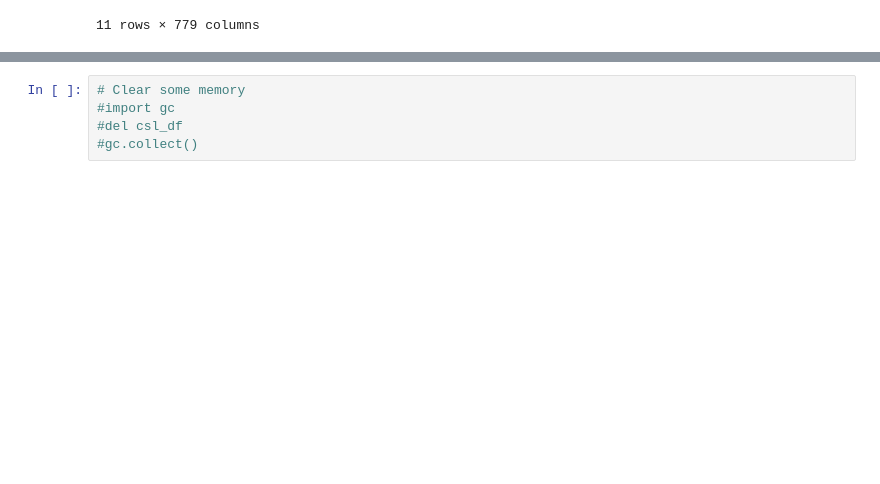
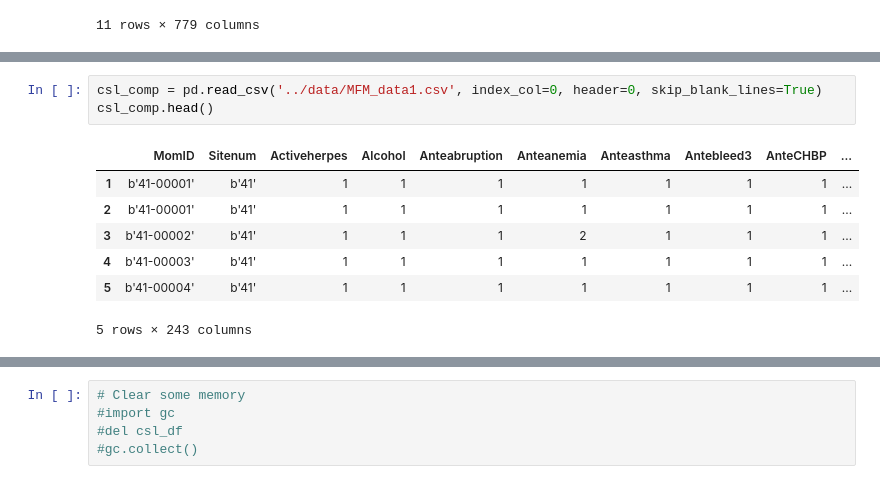
Before and after one commit to lhncbc/MFM_bopf, a Jupyter notebook: src/CSL_eda.ipynb, the cells around one changed output, grey strips where cells are left out. Cells and saved outputs as stored; diff of their text form; blank space fills up the shorter version.

```diff
--- a/src/CSL_eda.ipynb
+++ b/src/CSL_eda.ipynb
@@ -75,0 +202,11 @@ csl_df.describe(include='all')
+# %%
+csl_comp = pd.read_csv('../data/MFM_data1.csv', index_col=0, header=0, skip_blank_lines=True)
+csl_comp.head()
+# %% [output]
+|  | MomID | Sitenum | Activeherpes | Alcohol | Anteabruption | Anteanemia | Anteasthma | Antebleed3 | AnteCHBP | ... |
+| 1 | b'41-00001' | b'41' | 1 | 1 | 1 | 1 | 1 | 1 | 1 | ... |
+| 2 | b'41-00001' | b'41' | 1 | 1 | 1 | 1 | 1 | 1 | 1 | ... |
+| 3 | b'41-00002' | b'41' | 1 | 1 | 1 | 2 | 1 | 1 | 1 | ... |
+| 4 | b'41-00003' | b'41' | 1 | 1 | 1 | 1 | 1 | 1 | 1 | ... |
+| 5 | b'41-00004' | b'41' | 1 | 1 | 1 | 1 | 1 | 1 | 1 | ... |
+5 rows × 243 columns
```
Also changed, not shown: parts of 14 cells of this notebook, 2 other files.
